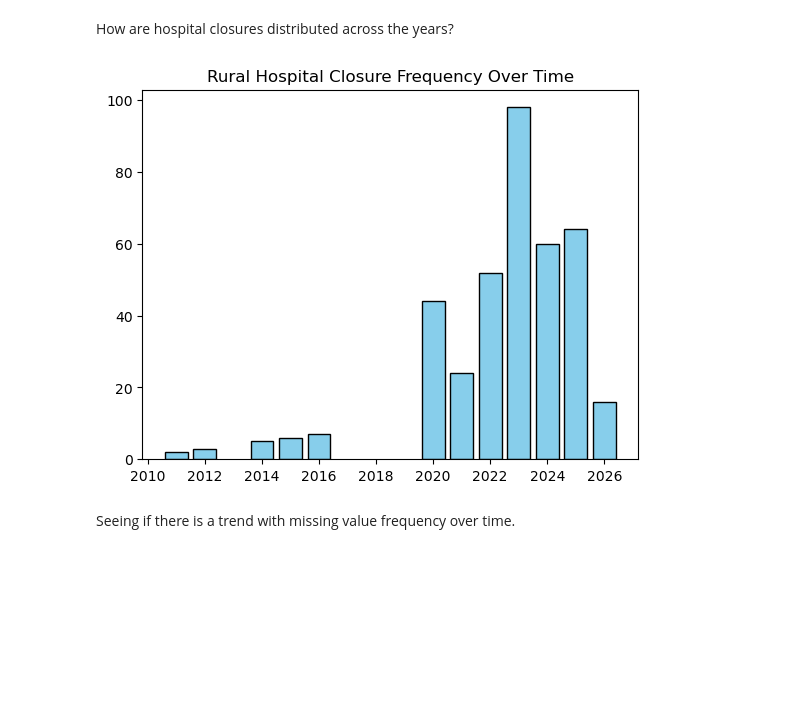
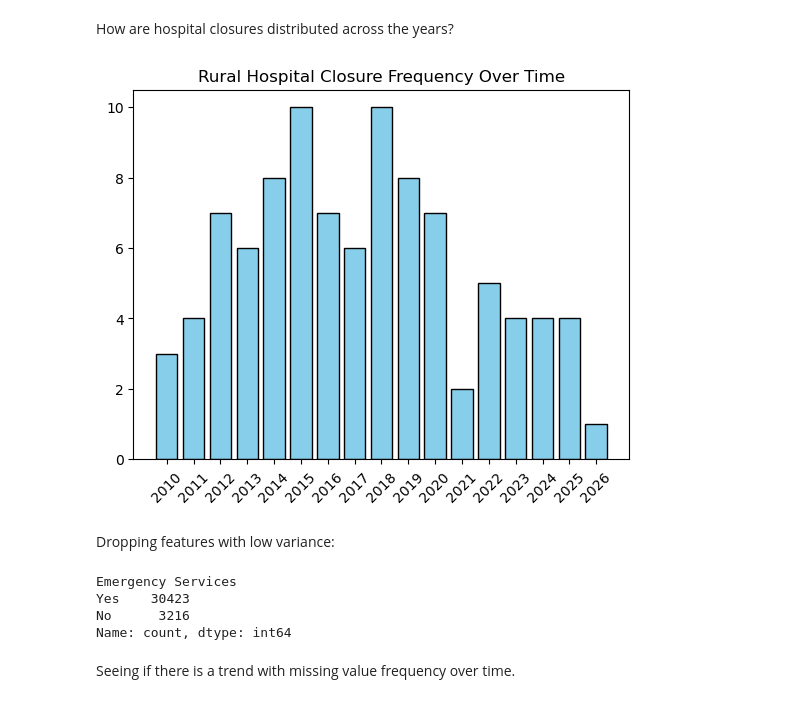
Before and after one commit to aezell314/Predicting_Hospital_Closures, a Jupyter notebook: notebooks/Modeling Hospital Closures.ipynb, the cells around one changed output. Drawn from its saved outputs; the diff is of its cells as text; code cells hidden in the pictures; blank space fills up the shorter version.

```diff
--- a/notebooks/Modeling Hospital Closures.ipynb
+++ b/notebooks/Modeling Hospital Closures.ipynb
@@ -47,23 +42,31 @@ How are hospital closures distributed across the years?
 # %%
 hospitals_full['Closure Date'] = pd.to_datetime(hospitals_full['Closure Date'])
 # %%
-closures = hospitals_full[~hospitals_full['Closure Date'].isna()]
-
-years = closures['Closure Date'].apply(lambda x: x.year)
+closure_years = hospitals_full[~hospitals_full['Closure Date'].isna()]['Closure Date'].unique().year
 
 # Count the frequency of each year
-year_counts = Counter(list(closures['Closure Date'].apply(lambda x: x.year)))
+year_counts = Counter(closure_years)
 
 # Sort by year so the x-axis is chronological
 sorted_years = sorted(year_counts.keys())
 frequencies = [year_counts[year] for year in sorted_years]
 
 # Create the plot
 plt.bar(sorted_years, frequencies, color='skyblue', edgecolor='black');
 plt.title('Rural Hospital Closure Frequency Over Time');
+plt.xticks([i for i in range(2010,2027)], rotation=45)
 plt.savefig("../app/images/closure_plot.png")
 # %% [output]
-[figure, old version]
+[figure, new version]
+# %% [markdown]
+Dropping features with low variance:
+# %%
+model_data['Emergency Services'].value_counts()
+# %% [output]
+Emergency Services
+Yes    30423
+No      3216
+Name: count, dtype: int64
 # %% [markdown]
 Seeing if there is a trend with missing value frequency over time.
 # %%
```
Also changed, not shown: parts of 45 cells of this notebook, 5 other files.
